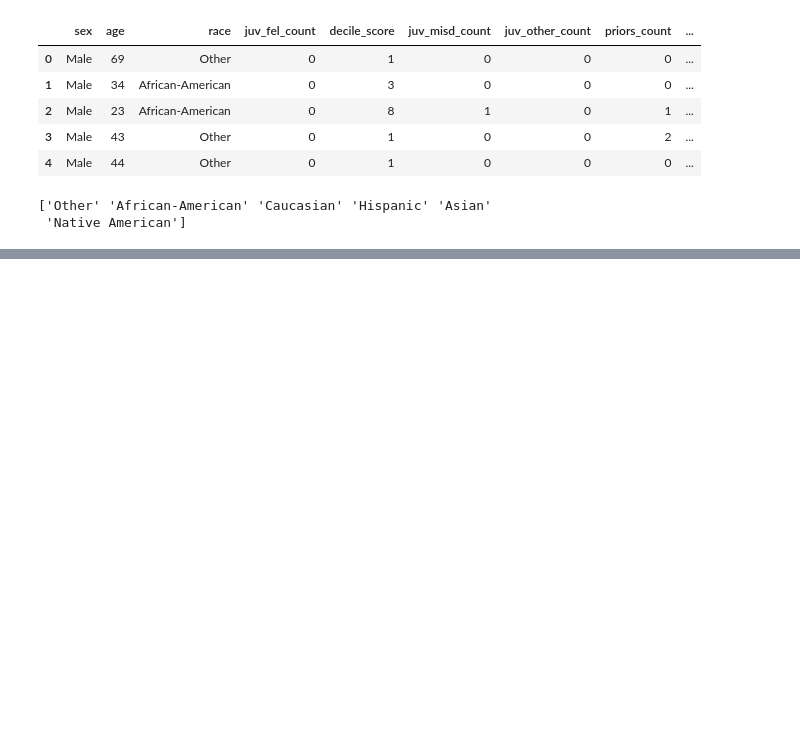
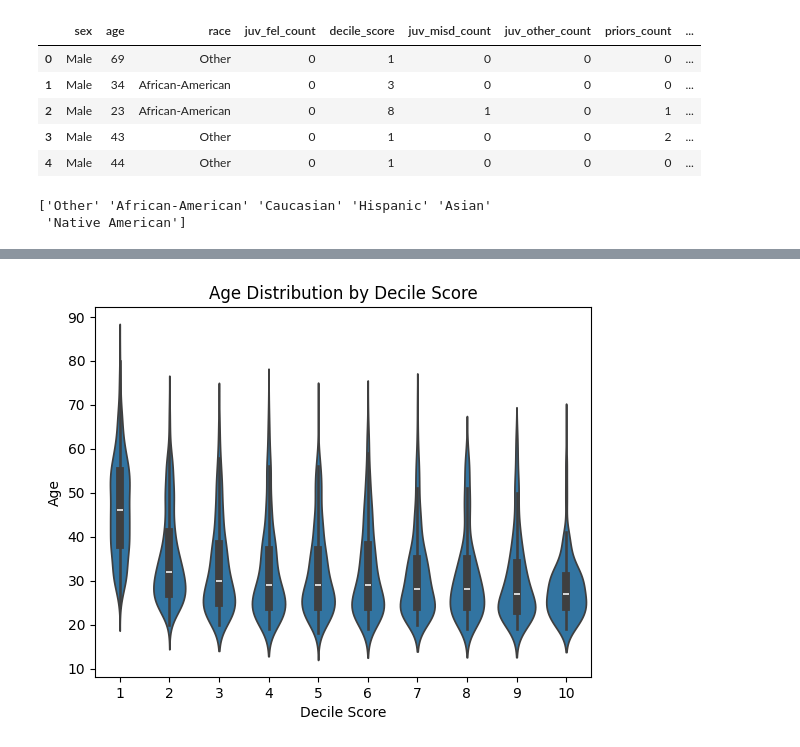
Before and after one commit to TimosEle23/XAI_project, a Jupyter notebook: true_analysis.ipynb, the cells around one changed output, grey strips where cells are left out. Saved outputs shown, nothing was run; the diff lists cells and outputs as text; code cells hidden in the pictures; blank space fills up the shorter version.

```diff
--- a/true_analysis.ipynb
+++ b/true_analysis.ipynb
@@ -72,0 +107,11 @@ ax = sns.heatmap(corr, annot=True)
+# %%
+df_selected_train['decile_score'].unique()
+df_selected_train = df_selected_train[df_selected_train['decile_score'] != -1]
+# %%
+sns.violinplot(x="decile_score", y="age", data=df_selected_train)
+plt.xlabel("Decile Score")
+plt.ylabel("Age")
+plt.title("Age Distribution by Decile Score")
+plt.show()
+# %% [output]
+[figure, added]
```
Also changed, not shown: parts of 22 cells of this notebook.
